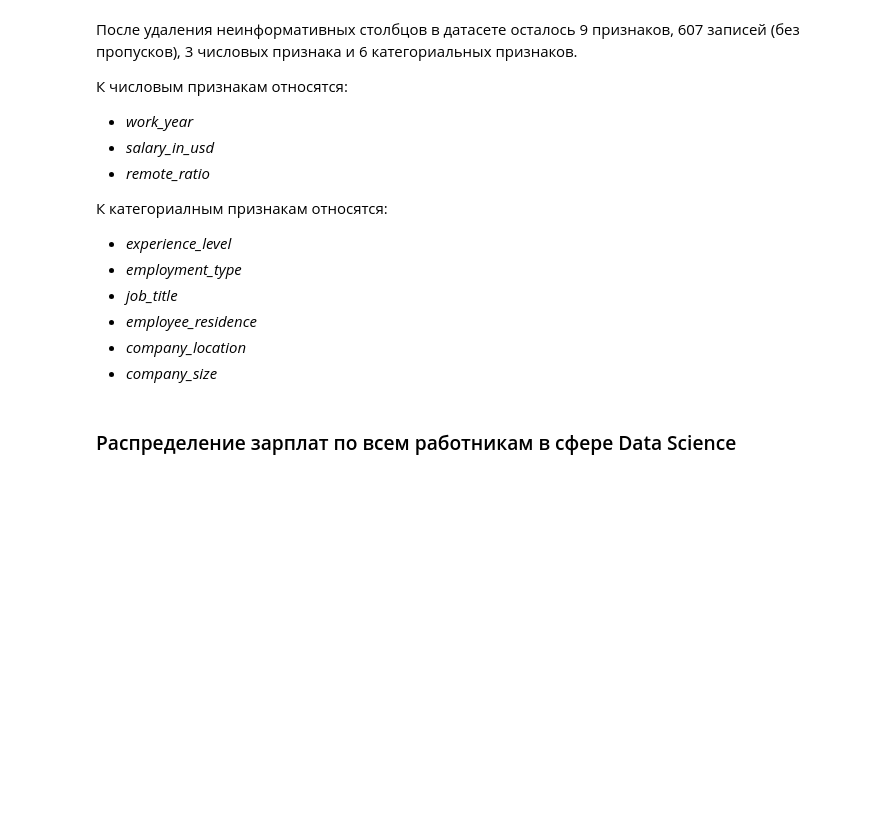
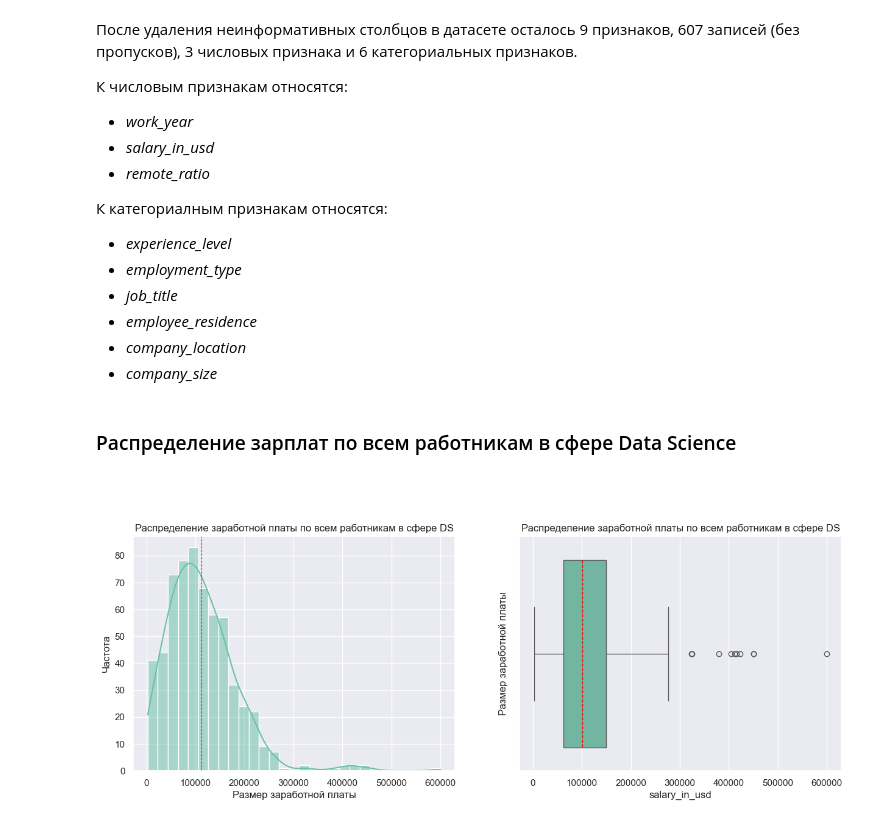
Before and after one commit to ret4ed/Sf_DS_game_1, a Jupyter notebook: Skillfactory/EDA_4_Статистические тесты/Практика. Исследование данных HR-агенства.ipynb, the cells around one changed output. Saved outputs shown, nothing was run; the diff lists cells and outputs as text; code cells hidden in the pictures; blank space fills up the shorter version.

```diff
--- a/Skillfactory/EDA_4_Статистические тесты/Практика. Исследование данных HR-агенства.ipynb
+++ b/Skillfactory/EDA_4_Статистические тесты/Практика. Исследование данных HR-агенства.ipynb
@@ -172,3 +174,19 @@ memory usage: 42.8+ KB
 ### Распределение зарплат по всем работникам в сфере Data Science
 # %% [markdown]
 #
+# %%
+#Строим гистограмму распределения и диаграмму "boxplot"
+fig, axes = plt.subplots(1, 2, figsize=(15, 5))
+
+sns. histplot(ds_salaries['salary_in_usd'], kde=True, ax=axes[0])
+axes[0].set(xlabel='Размер заработной платы', ylabel='Частота')
+axes[0].set_title('Распределение заработной платы по всем работникам в сфере DS')
+axes[0].axvline(ds_salaries['salary_in_usd'].mean(), color='red', linestyle='--', linewidth=0.8)
+
+sns.boxplot(ds_salaries['salary_in_usd'], ax=axes[1], orient='h', medianprops={'color': 'red', 'linestyle': '--'})
+axes[1].set(ylabel='Размер заработной платы')
+axes[1].set_title('Распределение заработной платы по всем работникам в сфере DS')
+
+plt.show()
+# %% [output]
+[figure, added]
```
Also changed, not shown: parts of 14 cells of this notebook.
